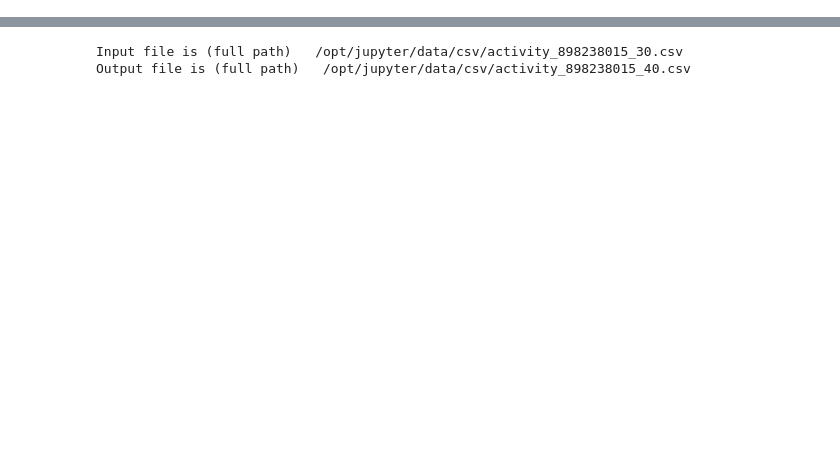
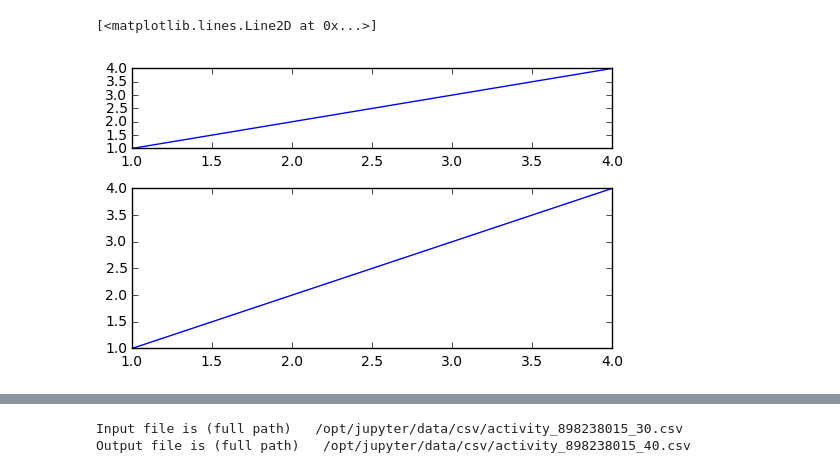
Before and after one commit to patclaffey/docker_jupyter, a Jupyter notebook: notebooks/Summary.ipynb, the cells around one changed output, grey strips where cells are left out. Cells and saved outputs as stored; diff of their text form; code cells hidden in the pictures; blank space fills up the shorter version.

```diff
--- a/notebooks/Summary.ipynb
+++ b/notebooks/Summary.ipynb
@@ -0,0 +1,10 @@
+# %%
+x = [1,2,3,4]
+fig4 = plt.figure()
+axes_a =  fig4.add_axes([0.1, 0.1, 0.8, 0.4])
+axes_a.plot(x,x)
+axes_b =  fig4.add_axes([0.1, 0.6, 0.8, 0.2])
+axes_b.plot(x,x)
+# %% [output]
+[<matplotlib.lines.Line2D at 0x...>]
+[figure, added]
```
Also changed, not shown: parts of 23 cells of this notebook, 3 other files.
